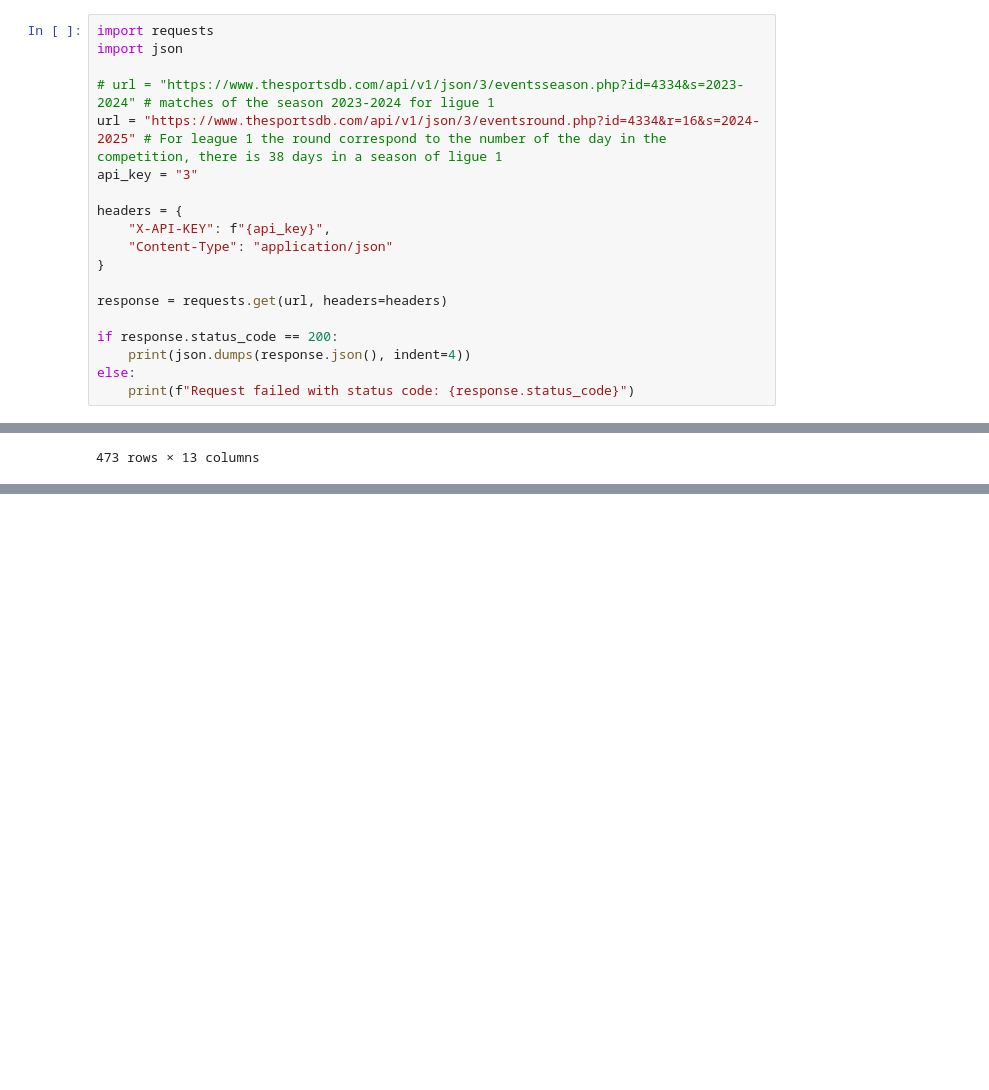
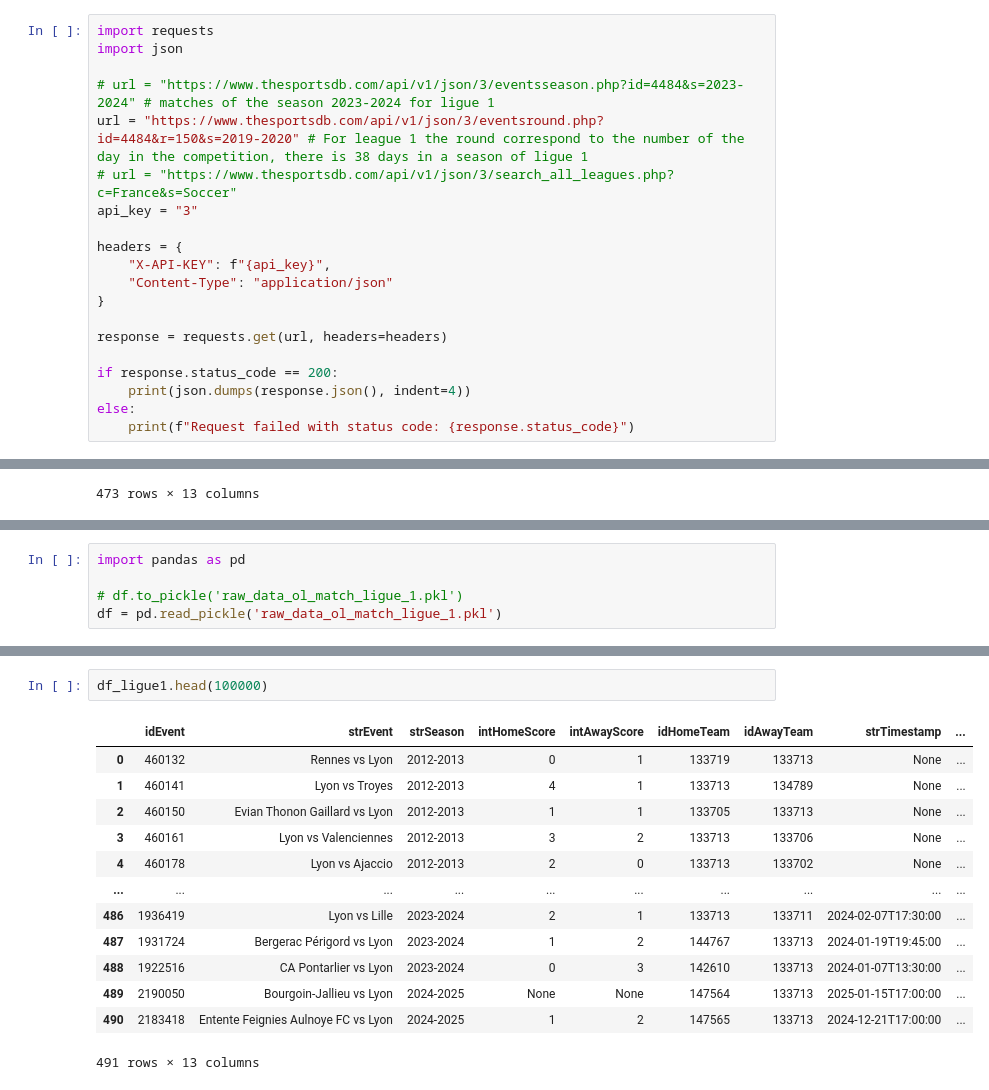
Before and after one commit to Josh-Dum/OWP_OL_WIN_Predictor, a Jupyter notebook: test_connexion_api_foot.ipynb, the cells around one changed output, grey strips where cells are left out. Saved outputs shown, nothing was run; the diff lists cells and outputs as text; blank space fills up the shorter version.

```diff
--- a/test_connexion_api_foot.ipynb
+++ b/test_connexion_api_foot.ipynb
@@ -2,8 +2,9 @@
 import requests
 import json
 
-# url = "https://www.thesportsdb.com/api/v1/json/3/eventsseason.php?id=4334&s=2023-2024" # matches of the season 2023-2024 for ligue 1
-url = "https://www.thesportsdb.com/api/v1/json/3/eventsround.php?id=4334&r=16&s=2024-2025" # For league 1 the round correspond to the number of the day in the competition, there is 38 days in a season of ligue 1
+# url = "https://www.thesportsdb.com/api/v1/json/3/eventsseason.php?id=4484&s=2023-2024" # matches of the season 2023-2024 for ligue 1
+url = "https://www.thesportsdb.com/api/v1/json/3/eventsround.php?id=4484&r=150&s=2019-2020" # For league 1 the round correspond to the number of the day in the competition, there is 38 days in a season of ligue 1
+# url = "https://www.thesportsdb.com/api/v1/json/3/search_all_leagues.php?c=France&s=Soccer"
 api_key = "3"
 
 headers = {
@@ -163,0 +163,5 @@ df.to_pickle('raw_data_ol_match_ligue_1.pkl')
+# %%
+import pandas as pd
+
+# df.to_pickle('raw_data_ol_match_ligue_1.pkl')
+df = pd.read_pickle('raw_data_ol_match_ligue_1.pkl')
@@ -163,0 +283,16 @@ df.to_pickle('raw_data_ol_match_ligue_1.pkl')
+# %%
+df_ligue1.head(100000)
+# %% [output]
+|  | idEvent | strEvent | strSeason | intHomeScore | intAwayScore | idHomeTeam | idAwayTeam | strTimestamp | ... |
+| 0 | 460132 | Rennes vs Lyon | 2012-2013 | 0 | 1 | 133719 | 133713 | None | ... |
+| 1 | 460141 | Lyon vs Troyes | 2012-2013 | 4 | 1 | 133713 | 134789 | None | ... |
+| 2 | 460150 | Evian Thonon Gaillard vs Lyon | 2012-2013 | 1 | 1 | 133705 | 133713 | None | ... |
+| 3 | 460161 | Lyon vs Valenciennes | 2012-2013 | 3 | 2 | 133713 | 133706 | None | ... |
+| 4 | 460178 | Lyon vs Ajaccio | 2012-2013 | 2 | 0 | 133713 | 133702 | None | ... |
+| ... | ... | ... | ... | ... | ... | ... | ... | ... | ... |
+| 486 | 1936419 | Lyon vs Lille | 2023-2024 | 2 | 1 | 133713 | 133711 | 2024-02-07T17:30:00 | ... |
+| 487 | 1931724 | Bergerac Périgord vs Lyon | 2023-2024 | 1 | 2 | 144767 | 133713 | 2024-01-19T19:45:00 | ... |
+| 488 | 1922516 | CA Pontarlier vs Lyon | 2023-2024 | 0 | 3 | 142610 | 133713 | 2024-01-07T13:30:00 | ... |
+| 489 | 2190050 | Bourgoin-Jallieu vs Lyon | 2024-2025 | None | None | 147564 | 133713 | 2025-01-15T17:00:00 | ... |
+| 490 | 2183418 | Entente Feignies Aulnoye FC vs Lyon | 2024-2025 | 1 | 2 | 147565 | 133713 | 2024-12-21T17:00:00 | ... |
+491 rows × 13 columns
```
Also changed, not shown: parts of 4 cells of this notebook, 1 other file.
